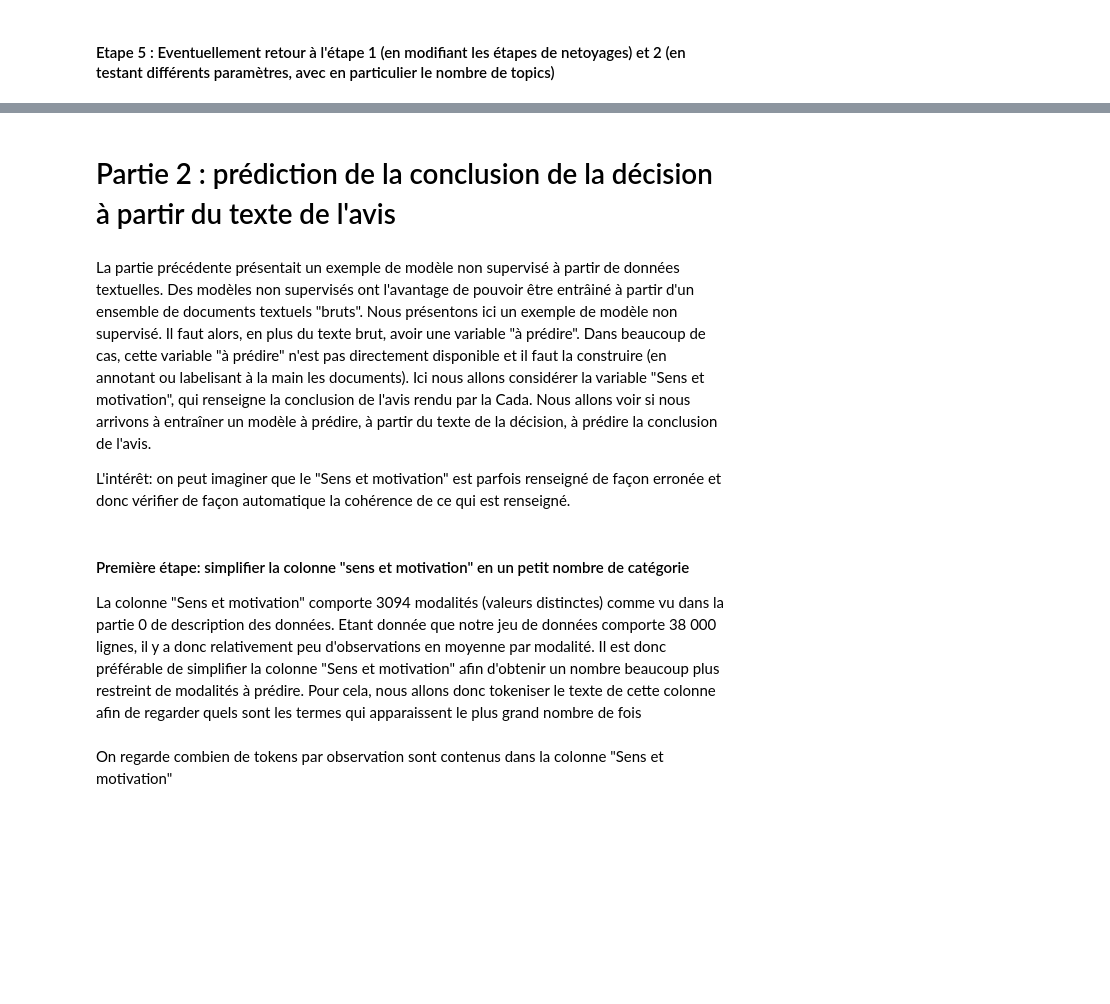
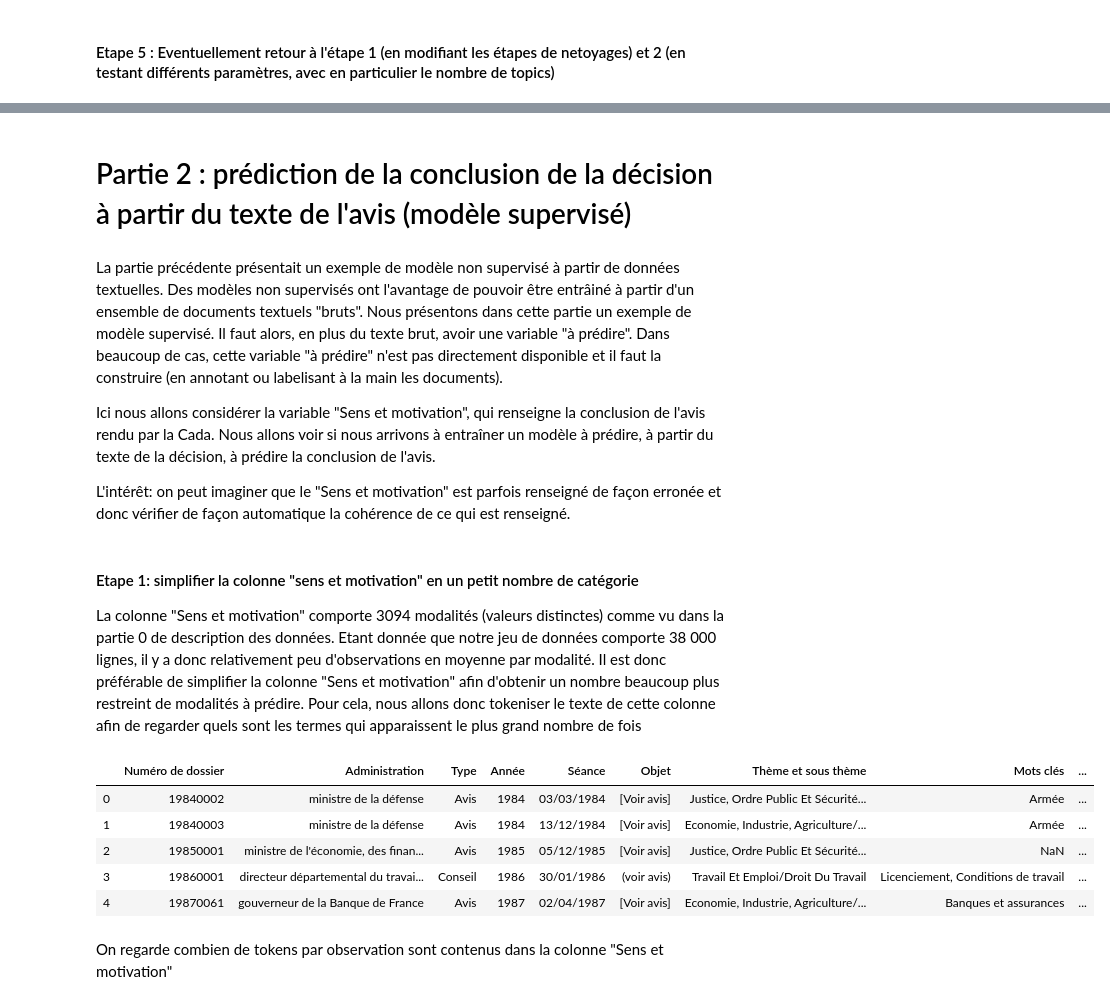
Before and after one commit to etalab-ia/ami-ia, a Jupyter notebook: session2/introduction_au_NLP.ipynb, the cells around one changed output, grey strips where cells are left out. Cells and saved outputs as stored; diff of their text form; code cells hidden in the pictures; blank space fills up the shorter version.

```diff
--- a/session2/introduction_au_NLP.ipynb
+++ b/session2/introduction_au_NLP.ipynb
@@ -211,7 +331,11 @@ Nous allons maintenant attribuer les topics du LDA à l'ensemble des documents,
 df["topic_list"] = [lda_model[i] for i in corpus]
 # la commande ci dessus nous permet, pour chaque document, d'obtenir une liste de topics avec les probabilités associées
 # que chaque document appartienne
-df["main_topic"] = df["topic_list"].map(lambda list_topic: list_topic[0][0])
-df["main_topic_proba"] = df["topic_list"].map(lambda list_topic: list_topic[0][1])
+def topic_majoritaire(list_topic, is_proba):
+    proba = [x[1] for x in list_topic]
+    max_index = proba.index(max(proba))
+    return list_topic[max_index][is_proba]
+df["main_topic"] = df["topic_list"].map(lambda list_topic: topic_majoritaire(list_topic, 0))
+df["main_topic_proba"] = df["topic_list"].map(lambda list_topic: topic_majoritaire(list_topic, 1))
 # %%
 df.head()
@@ -238,8 +415,10 @@ pyLDAvis.enable_notebook()
 # %% [markdown]
-# Partie 2 :  prédiction de la conclusion de la décision à partir du texte de l'avis
+# Partie 2 :  prédiction de la conclusion de la décision à partir du texte de l'avis (modèle supervisé)
 # %% [markdown]
 La partie précédente présentait un exemple de modèle non supervisé à partir de données textuelles. Des modèles non supervisés ont l'avantage de pouvoir être entrâiné à partir d'un ensemble de documents textuels "bruts".
-Nous présentons ici un exemple de modèle non supervisé. Il faut alors, en plus du texte brut, avoir une variable "à prédire". Dans beaucoup de cas, cette variable "à prédire" n'est pas directement disponible et il faut la construire (en annotant ou labelisant à la main les documents). Ici nous allons considérer la variable "Sens et motivation", qui renseigne la conclusion de l'avis rendu par la Cada. Nous allons voir si nous arrivons à entraîner un modèle à prédire, à partir du texte de la décision, à prédire la conclusion de l'avis.
+Nous présentons dans cette partie un exemple de modèle supervisé. Il faut alors, en plus du texte brut, avoir une variable "à prédire". Dans beaucoup de cas, cette variable "à prédire" n'est pas directement disponible et il faut la construire (en annotant ou labelisant à la main les documents).
+
+Ici nous allons considérer la variable "Sens et motivation", qui renseigne la conclusion de l'avis rendu par la Cada. Nous allons voir si nous arrivons à entraîner un modèle à prédire, à partir du texte de la décision, à prédire la conclusion de l'avis.
 
 L'intérêt: on peut imaginer que le "Sens et motivation" est parfois renseigné de façon erronée et donc vérifier de façon automatique la cohérence de ce qui est renseigné.
 # %%
@@ -251,11 +430,20 @@ from sklearn.model_selection import cross_val_score, GridSearchCV
 from sklearn.linear_model import LogisticRegression
 from sklearn.naive_bayes import MultinomialNB
 # %% [markdown]
-#### Première étape: simplifier la colonne "sens et motivation" en un petit nombre de catégorie
+#### Etape 1: simplifier la colonne "sens et motivation" en un petit nombre de catégorie
 
 La colonne "Sens et motivation" comporte 3094 modalités (valeurs distinctes) comme vu dans la partie 0 de description des données. Etant donnée que notre jeu de données comporte 38 000 lignes, il y a donc relativement peu d'observations en moyenne par modalité.
 Il est donc préférable de simplifier la colonne "Sens et motivation" afin d'obtenir un nombre beaucoup plus restreint de modalités à prédire.
 Pour cela, nous allons donc tokeniser le texte de cette colonne afin de regarder quels sont les termes qui apparaissent le plus grand nombre de fois
+# %%
+df.head()
+# %% [output]
+|  | Numéro de dossier | Administration | Type | Année | Séance | Objet | Thème et sous thème | Mots clés | ... |
+| 0 | 19840002 | ministre de la défense | Avis | 1984 | 03/03/1984 | [Voir avis] | Justice, Ordre Public Et Sécurité... | Armée | ... |
+| 1 | 19840003 | ministre de la défense | Avis | 1984 | 13/12/1984 | [Voir avis] | Economie, Industrie, Agriculture/... | Armée | ... |
+| 2 | 19850001 | ministre de l'économie, des finan... | Avis | 1985 | 05/12/1985 | [Voir avis] | Justice, Ordre Public Et Sécurité... | NaN | ... |
+| 3 | 19860001 | directeur départemental du travai... | Conseil | 1986 | 30/01/1986 | (voir avis) | Travail Et Emploi/Droit Du Travail | Licenciement, Conditions de travail | ... |
+| 4 | 19870061 | gouverneur de la Banque de France | Avis | 1987 | 02/04/1987 | [Voir avis] | Economie, Industrie, Agriculture/... | Banques et assurances | ... |
 # %%
 df = df.dropna(subset = ["Sens et motivation"]) # on supprime les colonnes qui n'ont pas de valeur pour sens et motivation
 df["sens_token"] = df["Sens et motivation"].map(lambda x: word_tokenize(x.lower().replace("'", " ").replace("/", " ")))
```
Also changed, not shown: parts of 54 cells of this notebook, 1 other file.
